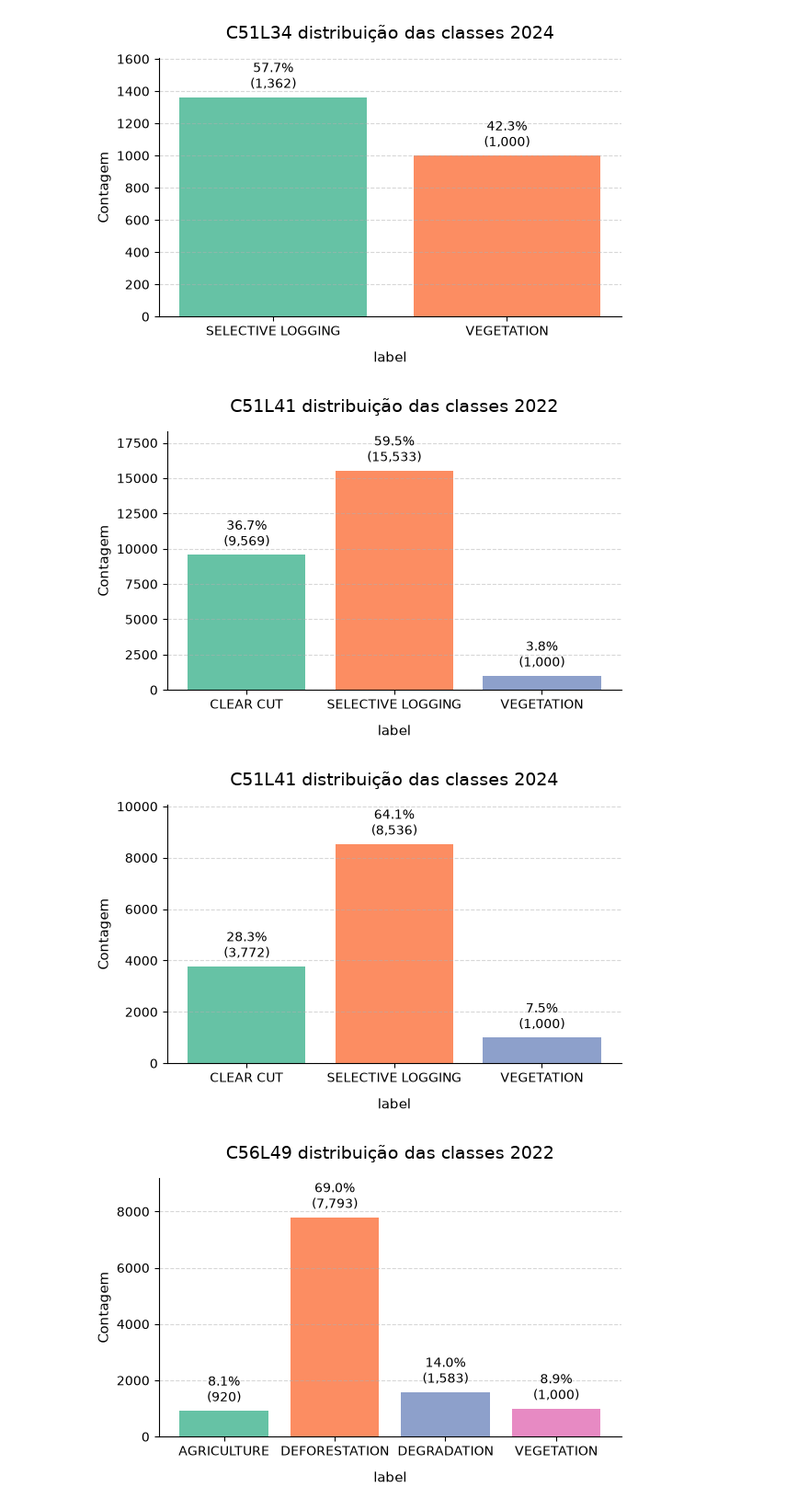
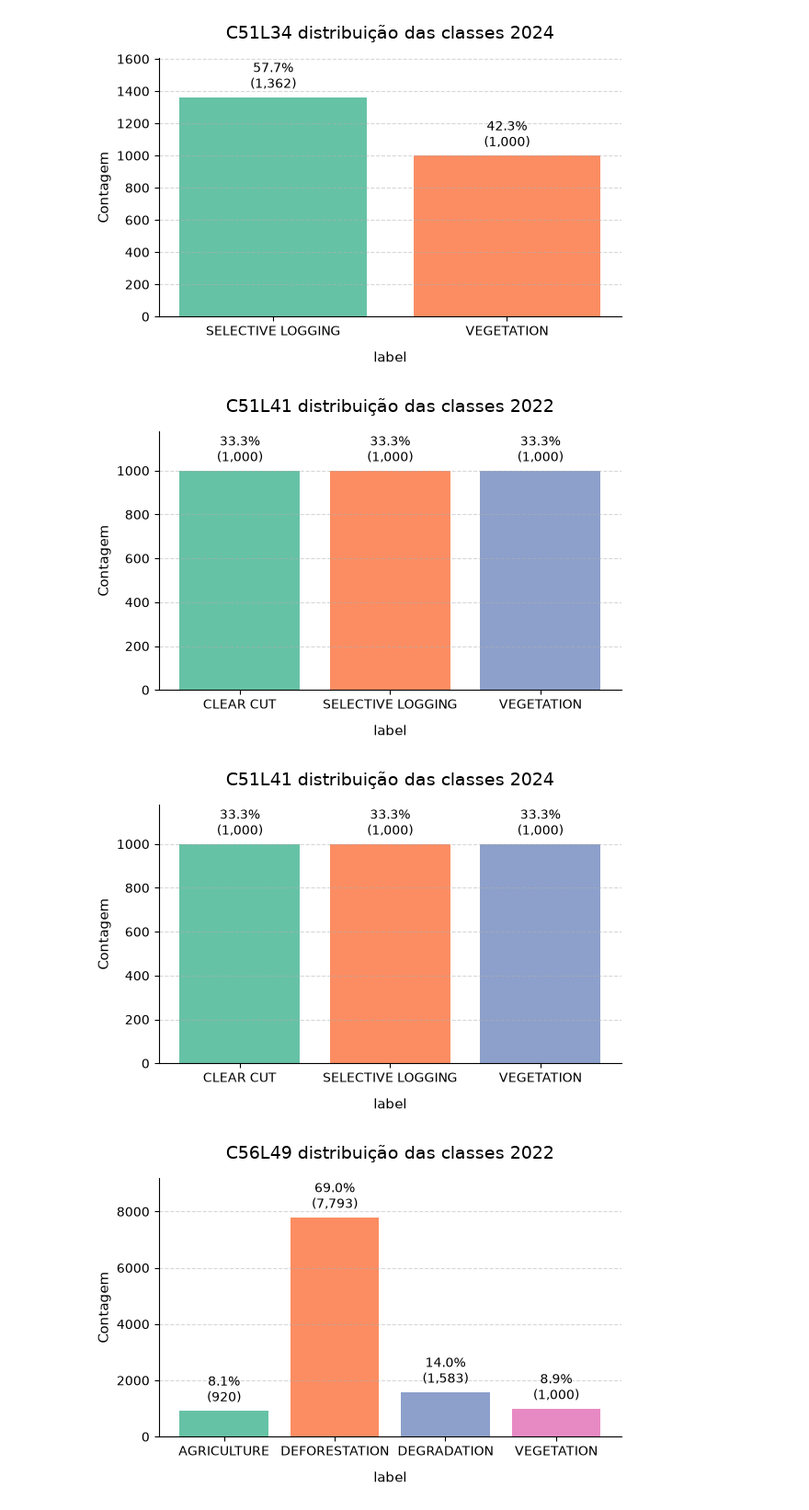
Before and after one commit to AbnerErnaniADSFatec/analise-disturbios-gfm, a Jupyter notebook: 1_preprocessing-samples.ipynb, the cells around one changed output. Shown at 92% size. Drawn from its saved outputs; the diff is of its cells as text; code cells hidden in the pictures.

Commit message:
Add dissolve geoms

```diff
--- a/1_preprocessing-samples.ipynb
+++ b/1_preprocessing-samples.ipynb
@@ -286,6 +286,12 @@ label_mask = {
     "Deter_Deg_CsG": "SELECTIVE LOGGING",
 }
 n_points_per_deter = 1
+
+
+import geopandas as gpd
+
+
+
 
 for year in years_:
     for tile_id in tile_ids:
@@ -317,36 +323,41 @@ for year in years_:
             samples.loc[samples[class_column] == label, class_column] = label_mask[label]
 
         samples["label"] = samples[class_column]
         samples["tile"] = tile_id
         samples["year"] = year
         samples = samples[["year", "label", "tile", "geometry"]]
 
+        samples = dissolver_por_classe(
+            samples,
+            coluna_classe='label'
+        )
+
         samples.to_csv(f"{samples_path}/samples_{tile_id}_{year}.csv", index=False)
 
         samples_points = sample_points_in_polygons(
-            samples, n_points_per_polygon=1, top_n=1,
+            samples, n_points_per_polygon=1000, top_n=1,
             class_column="label", negative_buffer=5
         )
 
         samples_points["tile"] = tile_id
         samples_points["year"] = year
         samples_points = samples_points[["year", "label", "tile", "geometry"]]
 
         samples_veg = extract_samples_from_tiff(amazonia_class[year]["raster"], amazonia_terraclass_mask, year, veg_n_samples, tile)
         samples_veg = samples_veg.to_crs(samples.crs)
 
         class_column = "label"
         labels = list(set(samples_veg[class_column]))
         for label in labels:
             samples_veg.loc[samples_veg[class_column] == label, class_column] = amazonia_terraclass_label_mask[label]
 
         samples_points = pd.concat([samples_points, samples_veg], ignore_index=True)
         samples_points.to_csv(f"{samples_path}/samples_{tile_id}_{year}_points.csv", index=False)
 
         plot_balance_bar(samples_points, "label", f"{tile_id} distribuição das classes {year}", figsize = (6, 4))
 # %% [output]
-[figure, old version]
+[figure, new version]
-[figure, old version]
+[figure, new version]
 # %%
 tile_ids = ['C56L49']
 years_ = [2022, 2024]
```
Also changed, not shown: 6 other files.
